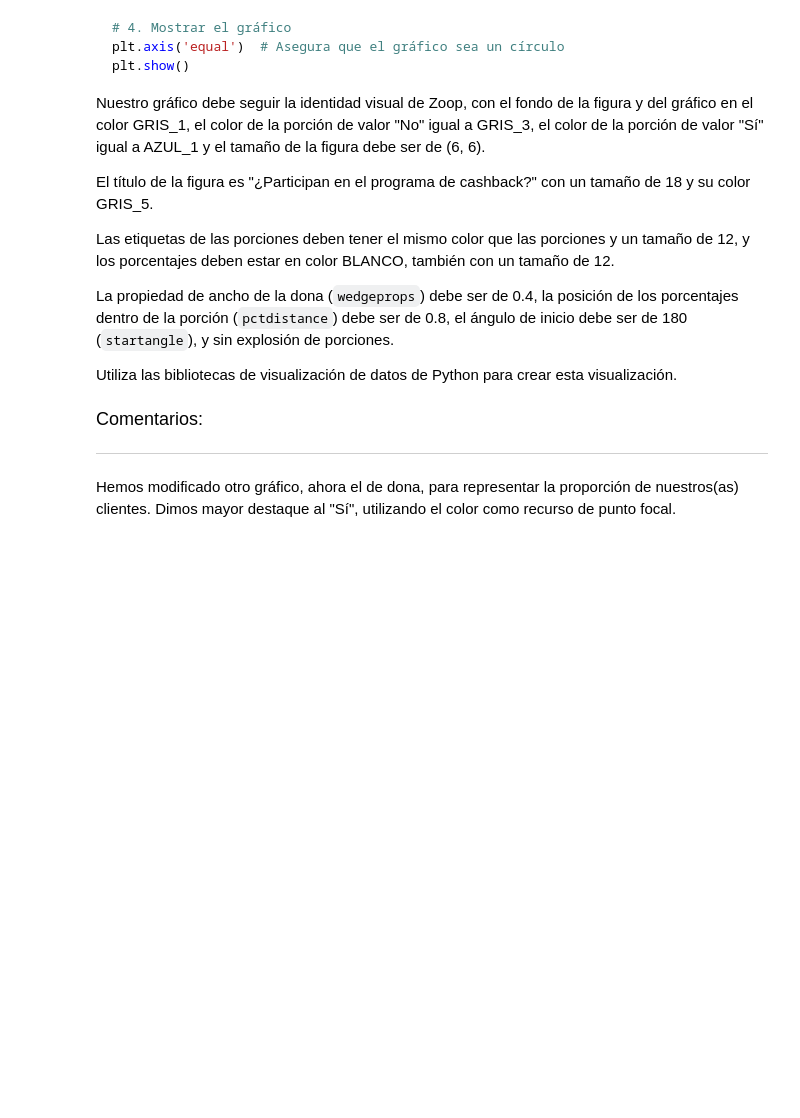
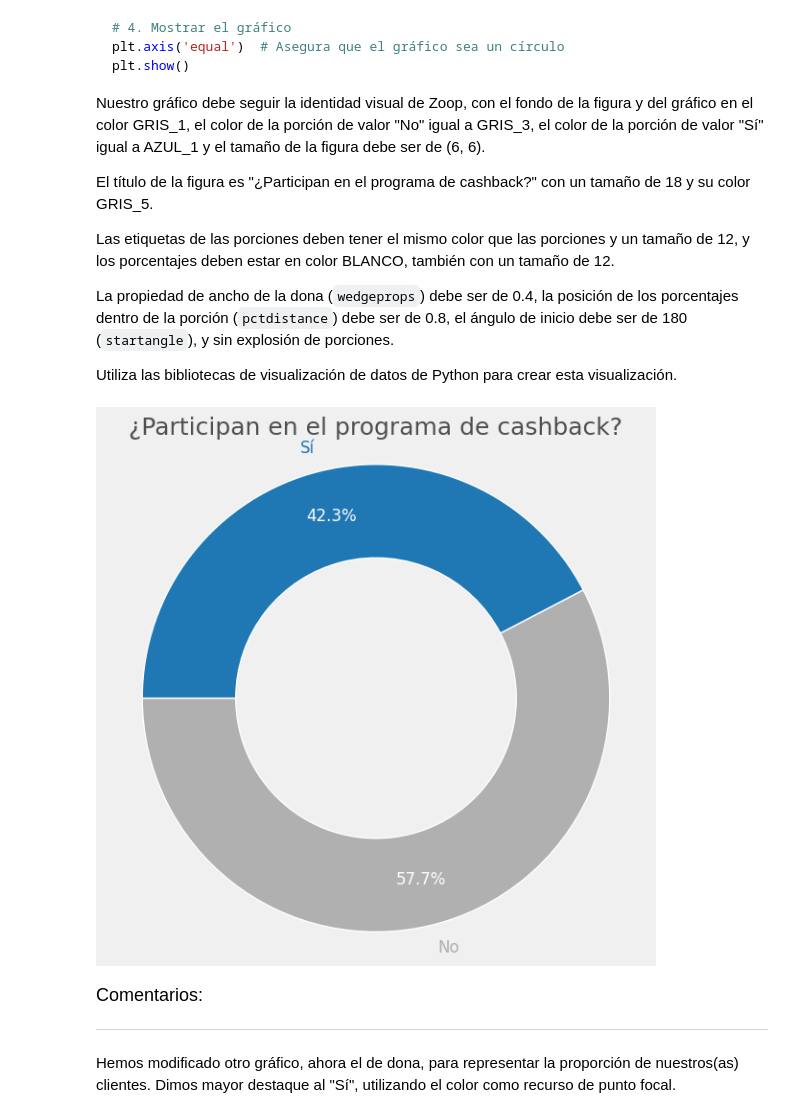
Before and after one commit to Cesar-Curitol/IA_aplicada_a_la_ciencia_de_datos, a Jupyter notebook: IA_aplicada_a_ciencia_de_datos.ipynb, the cells around one changed output. Drawn from its saved outputs; the diff is of its cells as text; code cells hidden in the pictures; blank space fills up the shorter version.

```diff
--- a/IA_aplicada_a_ciencia_de_datos.ipynb
+++ b/IA_aplicada_a_ciencia_de_datos.ipynb
@@ -1878,3 +1934,9 @@ Las etiquetas de las porciones deben tener el mismo color que las porciones y un
 La propiedad de ancho de la dona (`wedgeprops`) debe ser de 0.4, la posición de los porcentajes dentro de la porción (`pctdistance`) debe ser de 0.8, el ángulo de inicio debe ser de 180 (`startangle`), y sin explosión de porciones.
 
 Utiliza las bibliotecas de visualización de datos de Python para crear esta visualización.
+# %%
+GRIS_1 = '#f0f0f0'
+GRIS_3 = '#b0b0b0'
+GRIS_5 = '#4f4f4f'
+AZUL_1 = '#1f77b4'
+BLANCO = '#ffffff'
@@ -1881,3 +1987,7 @@ Utiliza las bibliotecas de visualización de datos de Python para crear esta vis
+# %%
+cashback_proporcion().show()
+# %% [output]
+[figure, added]
 # %% [markdown]
 <font color="7b71ff" size=4> Comentarios: </font>
 
```
Also changed, not shown: parts of 10 cells of this notebook.
